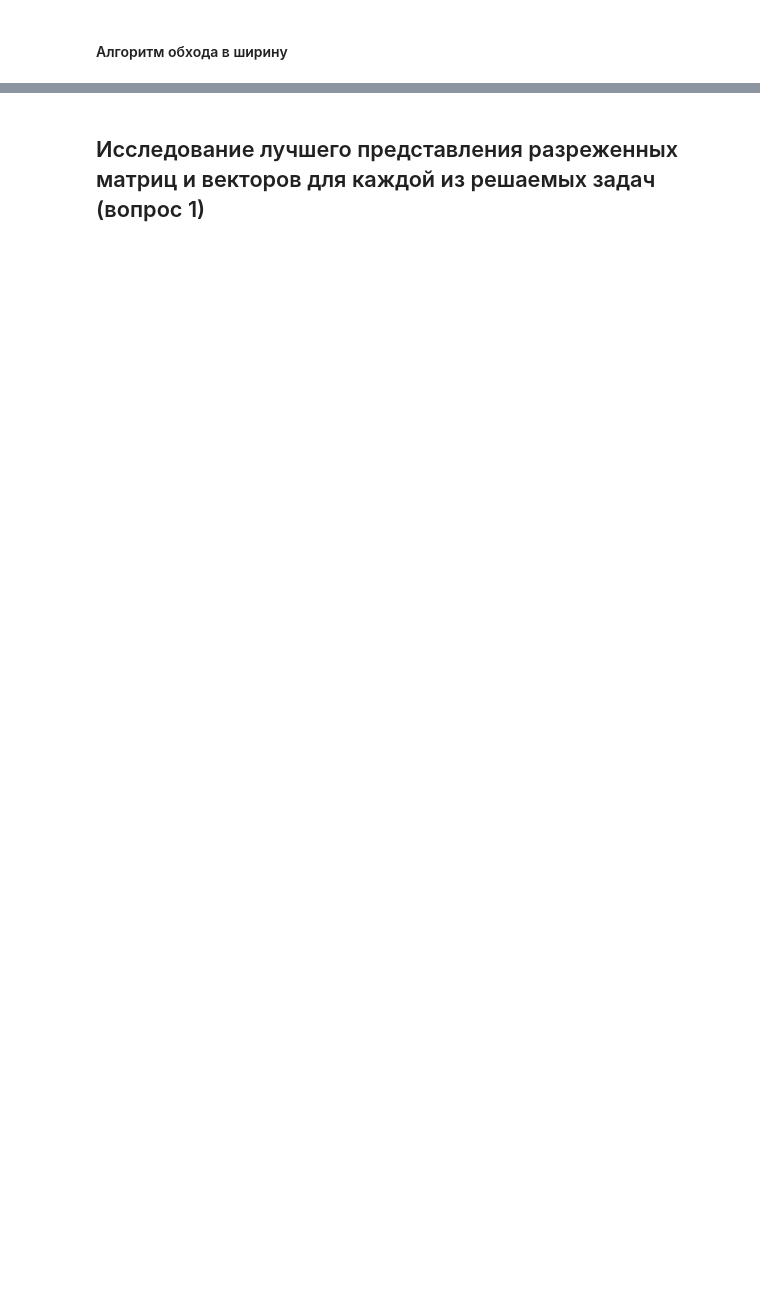
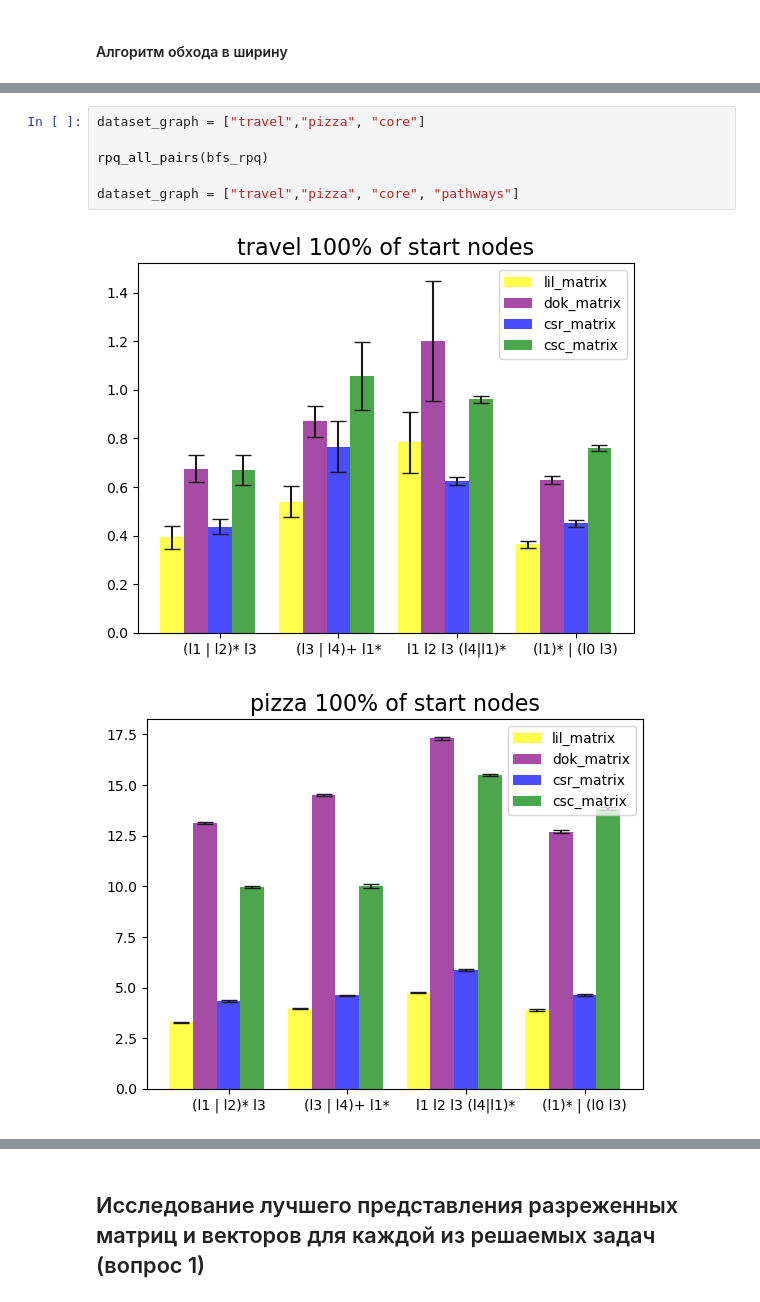
Before and after one commit to sayumikko/formal-lang-course, a Jupyter notebook: RPQ_experiment.ipynb, the cells around one changed output, grey strips where cells are left out. Cells and saved outputs as stored; diff of their text form; blank space fills up the shorter version.

```diff
--- a/RPQ_experiment.ipynb
+++ b/RPQ_experiment.ipynb
@@ -293,0 +353,9 @@ rpq_all_pairs(bfs_rpq)
+# %%
+dataset_graph = ["travel","pizza", "core"]
+
+rpq_all_pairs(bfs_rpq)
+
+dataset_graph = ["travel","pizza", "core", "pathways"]
+# %% [output]
+[figure, added]
+[figure, added]
```
Also changed, not shown: parts of 33 cells of this notebook.
